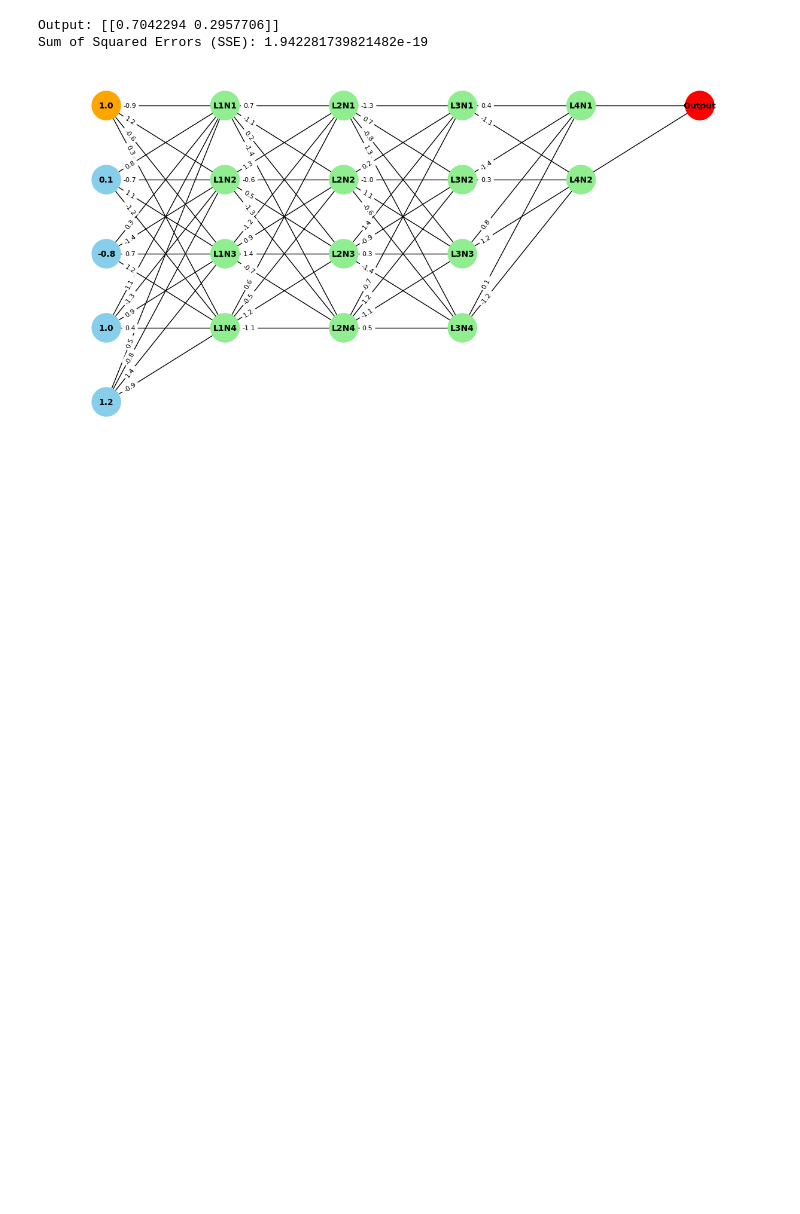
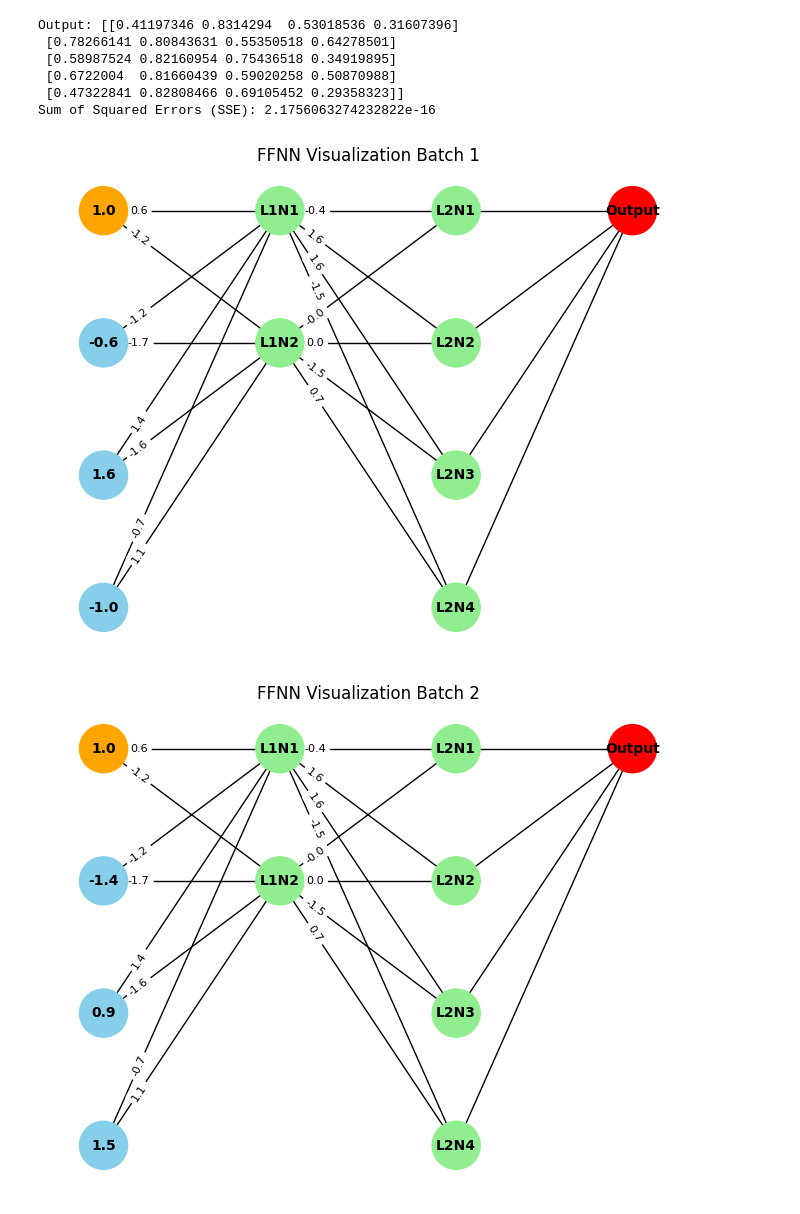
Before and after one commit to NicholasLiem/IF3270_FP_FFNN, a Jupyter notebook: Main.ipynb, the cells around one changed output. Drawn from its saved outputs; the diff is of its cells as text; code cells hidden in the pictures; blank space fills up the shorter version.

Commit message:
multiple batch visualization

```diff
--- a/Main.ipynb
+++ b/Main.ipynb
@@ -59,23 +59,28 @@ class FastFeedNeuralNetwork:
 # %%
 def main():
     # json_path = "Tests/" + input("Input json file name (*.json in Tests folder): ")
-    json_path = 'Tests/multilayer_softmax.json'
+    json_path = 'Tests/sigmoid.json'
     parser = JsonModelParser(json_path)
     if parser.data is None:
         print("Failed to load or parse the JSON data.")
 
     ffnn = FastFeedNeuralNetwork(parser.layers, parser.weights, parser.input_data)
     output = ffnn.predict()
     print("Output:", output)
     sse = np.sum((np.array(parser.output) - output) ** 2)
     print("Sum of Squared Errors (SSE):", sse)
 
     # Prints the graph
     ffnn.graph_visualizer.visualize()
 
 if __name__ == '__main__':
     main()
 # %% [output]
-Output: [[0.7042294 0.2957706]]
-Sum of Squared Errors (SSE): 1.942281739821482e-19
+Output: [[0.41197346 0.8314294  0.53018536 0.31607396]
+ [0.78266141 0.80843631 0.55350518 0.64278501]
+ [0.58987524 0.82160954 0.75436518 0.34919895]
+ [0.6722004  0.81660439 0.59020258 0.50870988]
+ [0.47322841 0.82808466 0.69105452 0.29358323]]
+Sum of Squared Errors (SSE): 2.1756063274232822e-16
-[figure, old version]
+[figure, new version]
+[figure, added]
```
Also changed, not shown: parts of 1 cell of this notebook, 1 other file.
